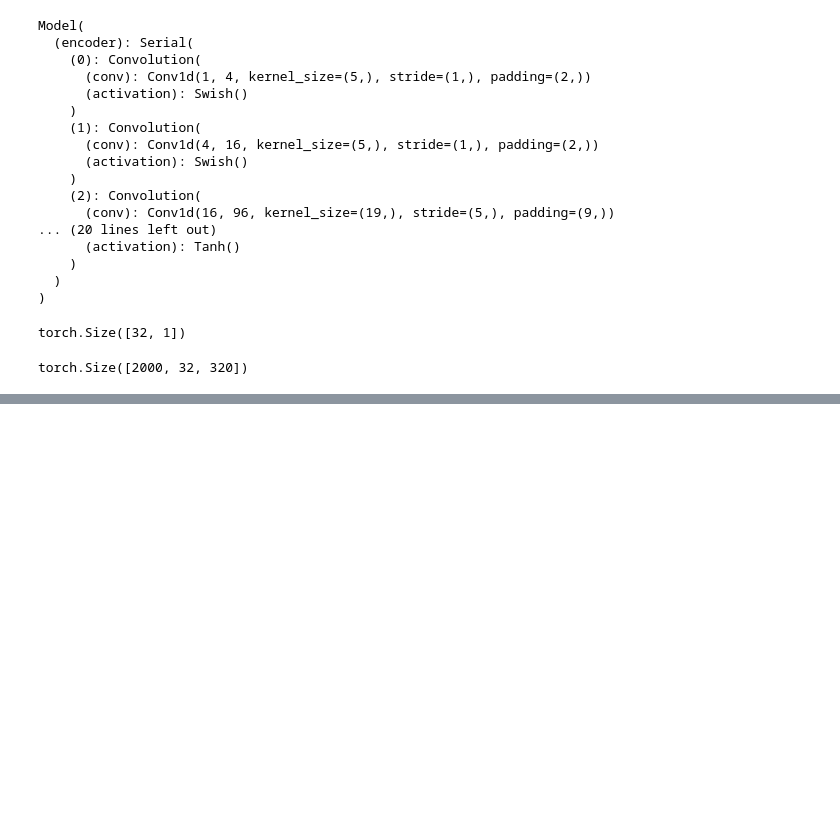
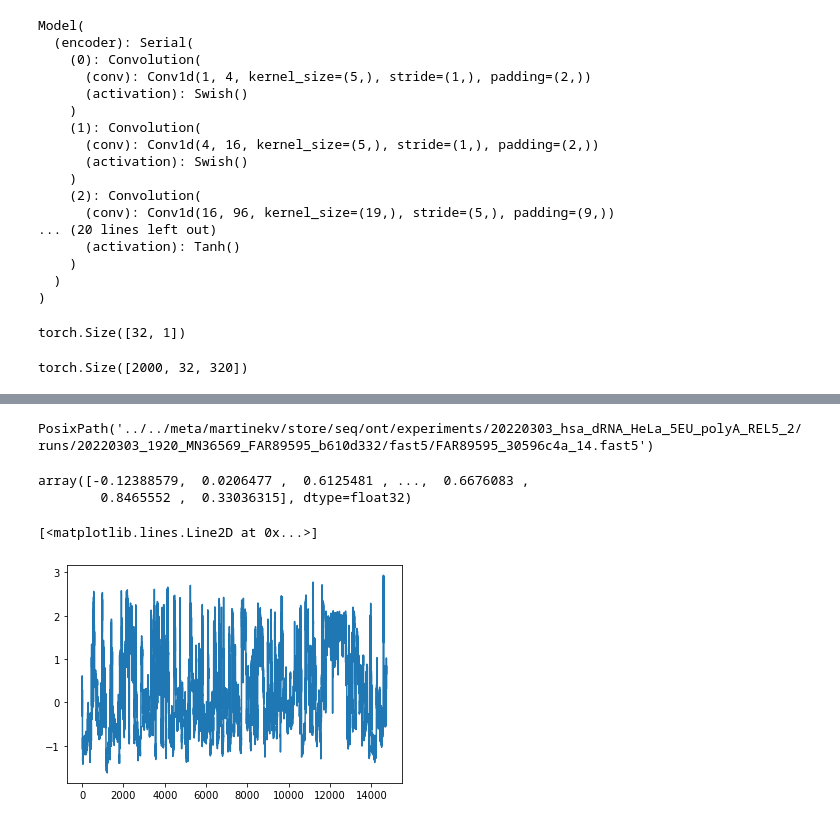
Before and after one commit to maragkakislab/rnakinet, a Jupyter notebook: BonitoModel.ipynb, the cells around one changed output, grey strips where cells are left out. Saved outputs shown, nothing was run; the diff lists cells and outputs as text; code cells hidden in the pictures; blank space fills up the shorter version.

```diff
--- a/BonitoModel.ipynb
+++ b/BonitoModel.ipynb
@@ -84,0 +120,24 @@ torch.Size([2000, 32, 320])
+# %%
+from datamap import experiment_files
+index = 0
+file_path = experiment_files['pos_2022'][0]
+file_path
+# %% [output]
+PosixPath('../../meta/martinekv/store/seq/ont/experiments/20220303_hsa_dRNA_HeLa_5EU_polyA_REL5_2/runs/20220303_1920_MN36569_FAR89595_b610d332/fast5/FAR89595_30596c4a_14.fast5')
+# %%
+from bonito_pulled.bonito.fast5 import get_reads
+from pathlib import Path
+
+it = get_reads(str(file_path.parent))
+for i in range(index+1):
+    read = next(it)
+read.signal
+# %% [output]
+array([-0.12388579,  0.0206477 ,  0.6125481 , ...,  0.6676083 ,
+        0.8465552 ,  0.33036315], dtype=float32)
+# %%
+from matplotlib import pyplot as plt
+plt.plot(read.signal)
+# %% [output]
+[<matplotlib.lines.Line2D at 0x...>]
+[figure, added]
```
Also changed, not shown: parts of 4 cells of this notebook, 4 other files.
